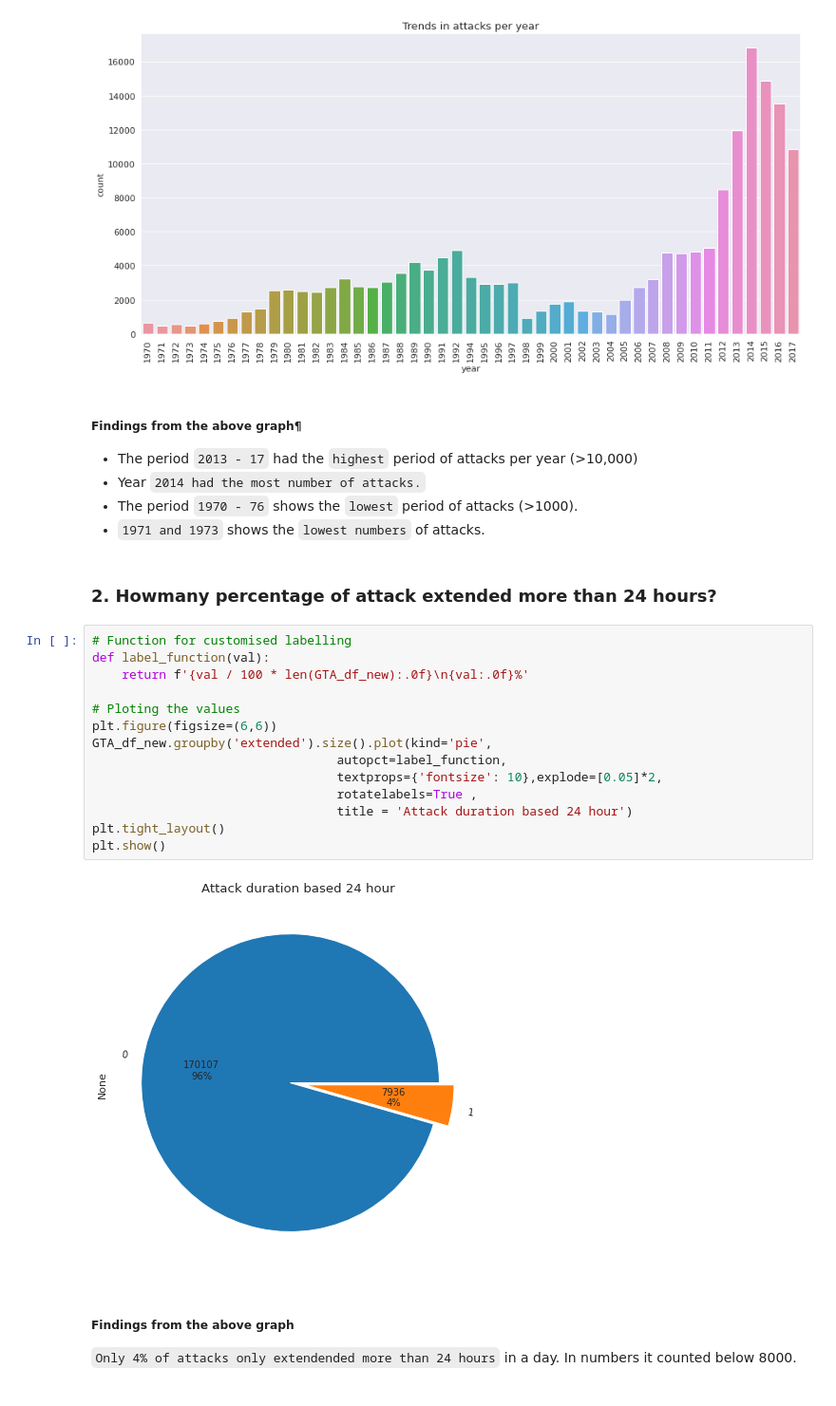
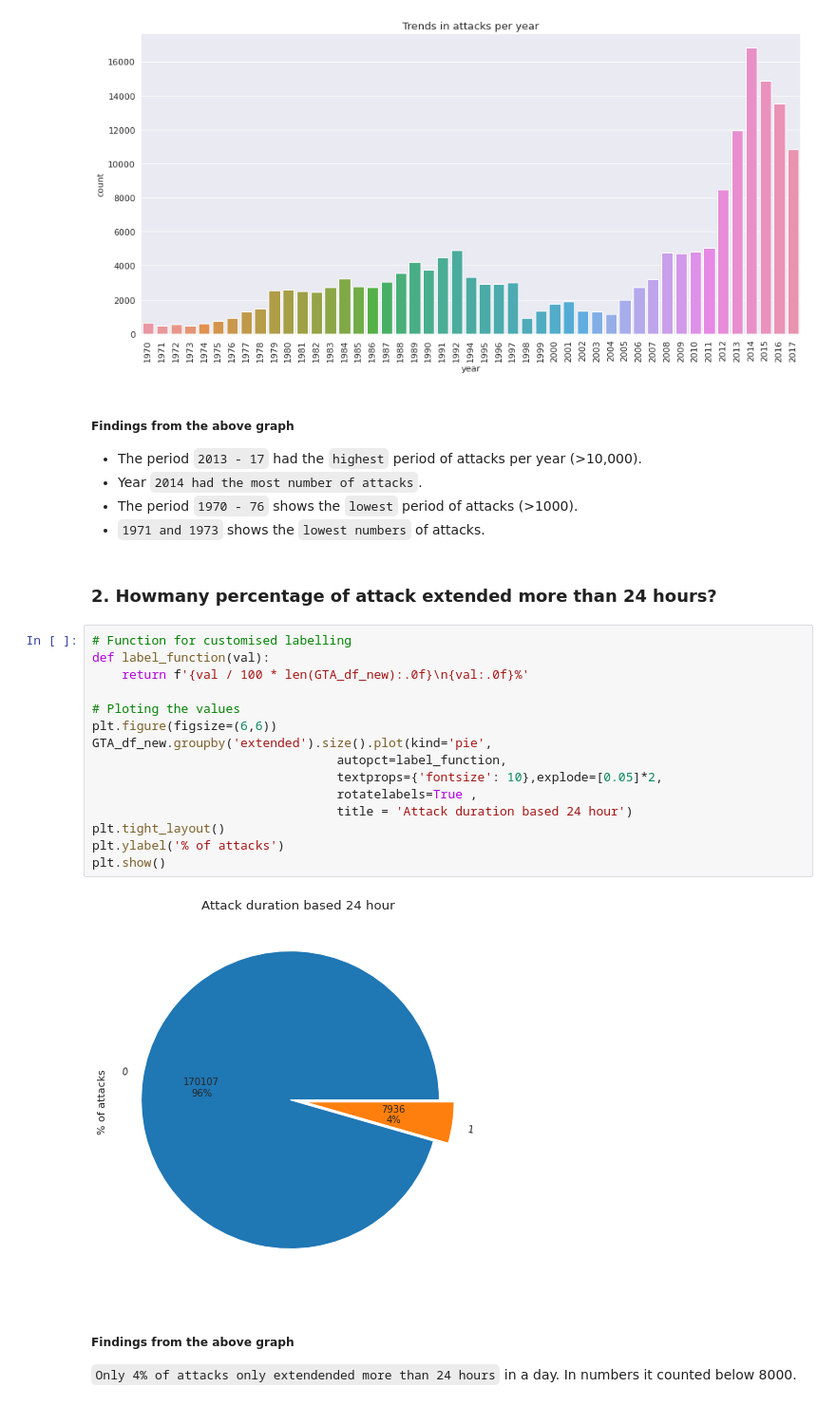
Before and after one commit to JozJozmin/GTD-, a Jupyter notebook: global-terrorism-analysis-capstone-project-ipynb.ipynb, the cells around one changed output. Shown at 95% size. Saved outputs shown, nothing was run; the diff lists cells and outputs as text.

```diff
--- a/global-terrorism-analysis-capstone-project-ipynb.ipynb
+++ b/global-terrorism-analysis-capstone-project-ipynb.ipynb
@@ -786,9 +806,9 @@ plt.show()
 # %% [output]
 [figure]
 # %% [markdown]
-##### **Findings from the above graph**¶
-* The period <code>2013 - 17</code>  had the <code>highest</code> period of attacks per year (>10,000)
-* Year <code>2014 had the most number of attacks.</code>
+##### **Findings from the above graph**
+* The period <code>2013 - 17</code>  had the <code>highest</code> period of attacks per year (>10,000).
+* Year <code>2014 had the most number of attacks</code>.
 * The period <code>1970 - 76</code> shows the <code>lowest</code> period of attacks (>1000).
 * <code>1971 and 1973</code> shows the <code>lowest numbers</code> of attacks.
 # %% [markdown]
@@ -796,19 +816,20 @@ plt.show()
 # %%
 # Function for customised labelling
 def label_function(val):
     return f'{val / 100 * len(GTA_df_new):.0f}\n{val:.0f}%'
 
 # Ploting the values
 plt.figure(figsize=(6,6))
 GTA_df_new.groupby('extended').size().plot(kind='pie',
                                  autopct=label_function,
                                  textprops={'fontsize': 10},explode=[0.05]*2,
                                  rotatelabels=True ,
                                  title = 'Attack duration based 24 hour')
 plt.tight_layout()
+plt.ylabel('% of attacks')
 plt.show()
 # %% [output]
-[figure, old version]
+[figure, new version]
 # %% [markdown]
 ##### **Findings from the above graph**
 <code>Only 4% of attacks only extendended more than 24 hours</code> in a day. In numbers it counted below 8000.
```
Also changed, not shown: parts of 42 cells of this notebook.
